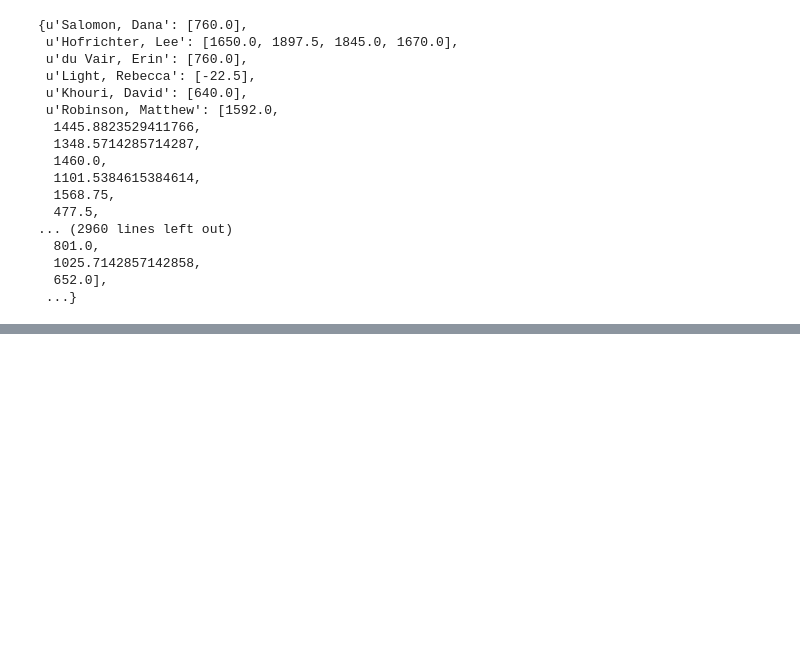
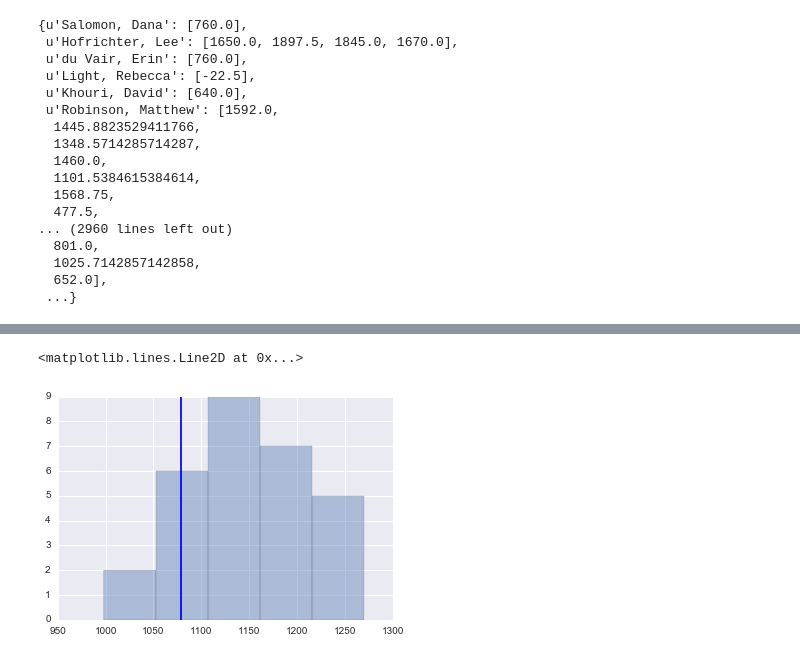
Before and after one commit to rybesh/buda-ratings, a Jupyter notebook: scrape-buda.ipynb, the cells around one changed output, grey strips where cells are left out. Drawn from its saved outputs; the diff is of its cells as text; code cells hidden in the pictures; blank space fills up the shorter version.

```diff
--- a/scrape-buda.ipynb
+++ b/scrape-buda.ipynb
@@ -198,0 +278,9 @@ all_players
+# %%
+sns.distplot(pd.DataFrame(teamratings.values()).dropna(), kde=False)
+plt.axvline(teamratings['Team 20 (20)'], label='Team 20')
+plt.legend(loc='auto')
+plt.ylabel('N')
+plt.xlabel('Te')
+# %% [output]
+<matplotlib.lines.Line2D at 0x...>
+[figure, added]
```
Also changed, not shown: parts of 13 cells of this notebook, 1 other file.
